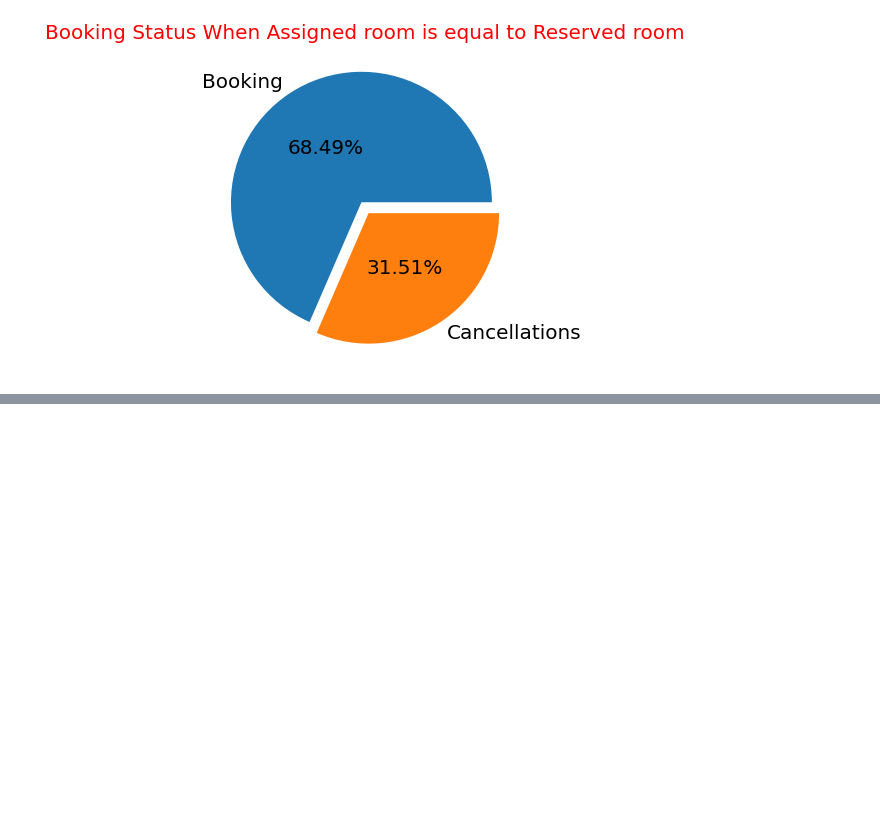
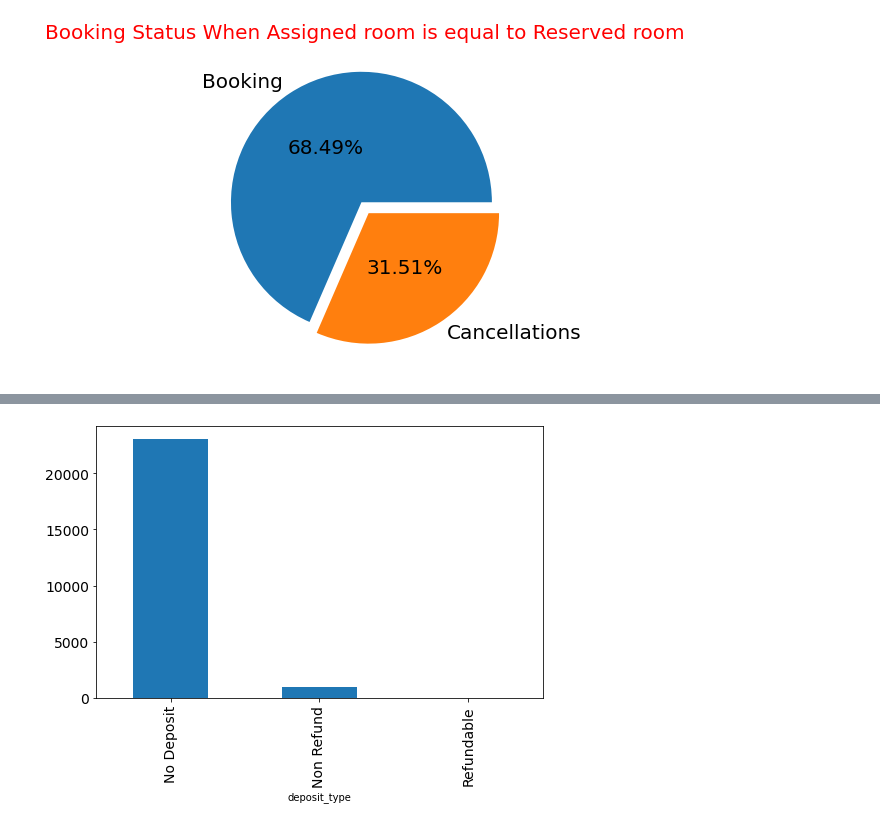
Before and after one commit to Singh-Pravin/Hotel-Booking-Analysis---EDA, a Jupyter notebook: Hotel_Booking_Analysis_Capstone_Project.ipynb, the cells around one changed output, grey strips where cells are left out. Saved outputs shown, nothing was run; the diff lists cells and outputs as text; code cells hidden in the pictures; blank space fills up the shorter version.

```diff
--- a/Hotel_Booking_Analysis_Capstone_Project.ipynb
+++ b/Hotel_Booking_Analysis_Capstone_Project.ipynb
@@ -431 +424,8 @@ f.set(ylabel='Number of special requests')
 [figure]
+# %%
+Deposit_type = df1[df1['is_canceled']==1]
+Comparision = Deposit_type.groupby(['deposit_type']).size()
+Comparision.plot.bar(figsize = (8,5),fontsize = 14)
+plt.show()
+# %% [output]
+[figure, added]
```
Also changed, not shown: parts of 9 cells of this notebook.
